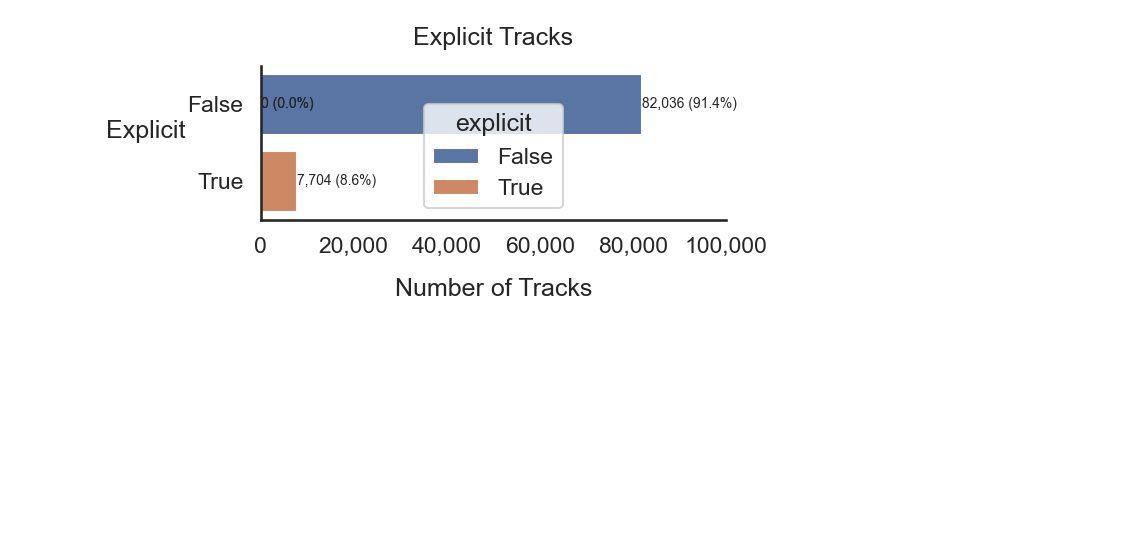
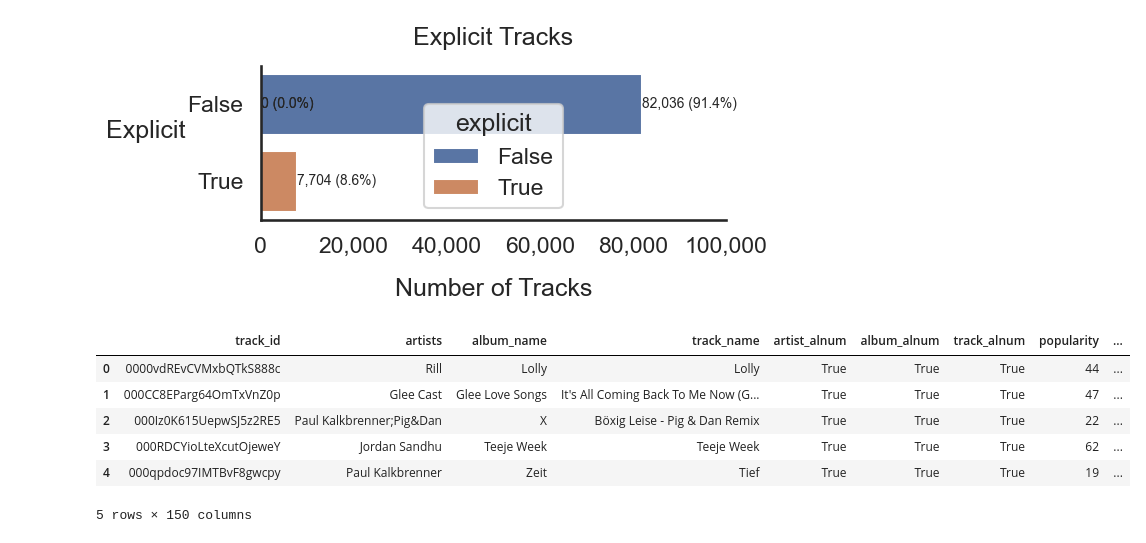
Before and after one commit to cathaldunne11/spotify_tracks, a Jupyter notebook: exploratory3.ipynb, the cells around one changed output. Cells and saved outputs as stored; diff of their text form; code cells hidden in the pictures; blank space fills up the shorter version.

```diff
--- a/exploratory3.ipynb
+++ b/exploratory3.ipynb
@@ -74,3 +74,13 @@ ax.set_ylabel('Explicit', labelpad = 30, rotation = 0)
 plt.show()
 # %% [output]
 [figure]
+# %%
+tracks_df.head()
+# %% [output]
+|  | track_id | artists | album_name | track_name | artist_alnum | album_alnum | track_alnum | popularity | ... |
+| 0 | 0000vdREvCVMxbQTkS888c | Rill | Lolly | Lolly | True | True | True | 44 | ... |
+| 1 | 000CC8EParg64OmTxVnZ0p | Glee Cast | Glee Love Songs | It's All Coming Back To Me Now (G... | True | True | True | 47 | ... |
+| 2 | 000Iz0K615UepwSJ5z2RE5 | Paul Kalkbrenner;Pig&Dan | X | Böxig Leise - Pig & Dan Remix | True | True | True | 22 | ... |
+| 3 | 000RDCYioLteXcutOjeweY | Jordan Sandhu | Teeje Week | Teeje Week | True | True | True | 62 | ... |
+| 4 | 000qpdoc97IMTBvF8gwcpy | Paul Kalkbrenner | Zeit | Tief | True | True | True | 19 | ... |
+5 rows × 150 columns
```
Also changed, not shown: parts of 1 cell of this notebook.
